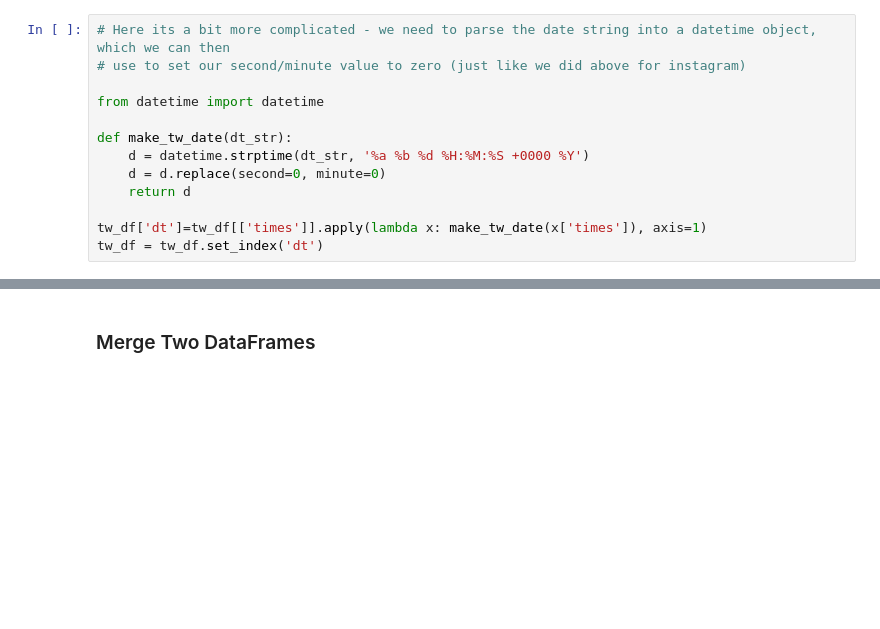
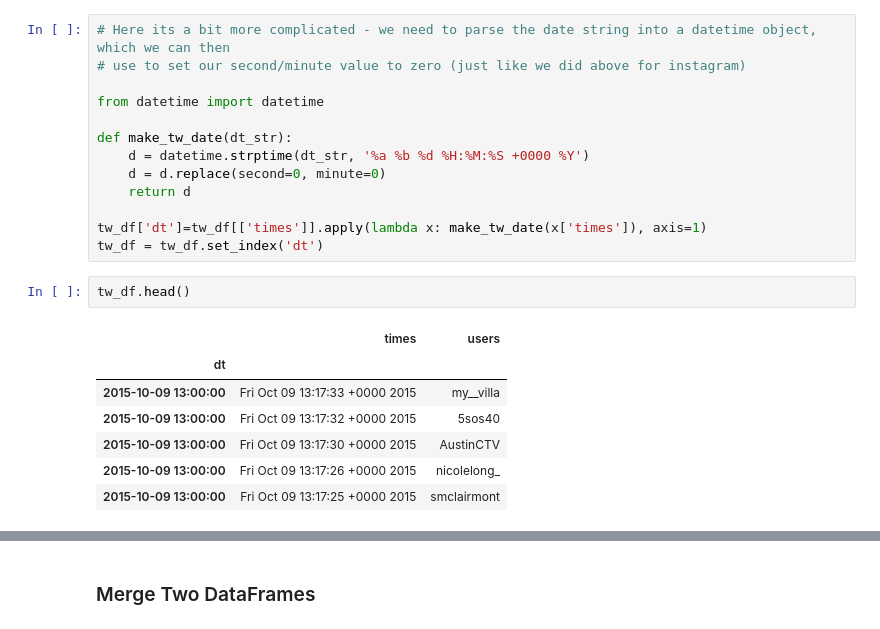
Before and after one commit to giladlotan/itpmssd, a Jupyter notebook: Tutorials/Oct_7.ipynb, the cells around one changed output, grey strips where cells are left out. Saved outputs shown, nothing was run; the diff lists cells and outputs as text; blank space fills up the shorter version.

```diff
--- a/Tutorials/Oct_7.ipynb
+++ b/Tutorials/Oct_7.ipynb
@@ -126,3 +186,13 @@ def make_tw_date(dt_str):
 
 tw_df['dt']=tw_df[['times']].apply(lambda x: make_tw_date(x['times']), axis=1)
 tw_df = tw_df.set_index('dt')
+# %%
+tw_df.head()
+# %% [output]
+|  | times | users |
+| dt |  |  |
+| 2015-10-09 13:00:00 | Fri Oct 09 13:17:33 +0000 2015 | my__villa |
+| 2015-10-09 13:00:00 | Fri Oct 09 13:17:32 +0000 2015 | 5sos40 |
+| 2015-10-09 13:00:00 | Fri Oct 09 13:17:30 +0000 2015 | AustinCTV |
+| 2015-10-09 13:00:00 | Fri Oct 09 13:17:26 +0000 2015 | nicolelong_ |
+| 2015-10-09 13:00:00 | Fri Oct 09 13:17:25 +0000 2015 | smclairmont |
```
Also changed, not shown: parts of 13 cells of this notebook, 5 other files.
